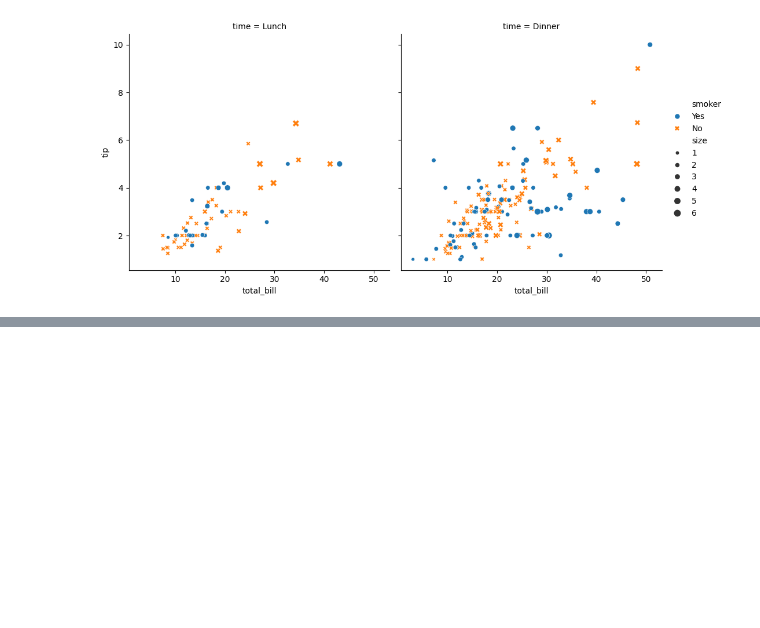
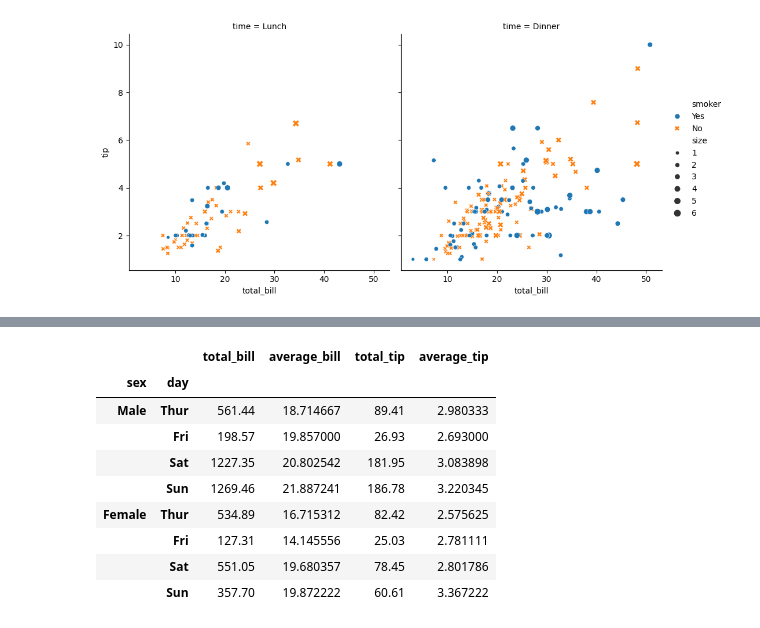
Before and after one commit to AlejandroZavala98/Analisis_de_datos, a Jupyter notebook: Data_Analysis_with_Python/Tips_Analysis.ipynb, the cells around one changed output, grey strips where cells are left out. Saved outputs shown, nothing was run; the diff lists cells and outputs as text; code cells hidden in the pictures; blank space fills up the shorter version.

```diff
--- a/Data_Analysis_with_Python/Tips_Analysis.ipynb
+++ b/Data_Analysis_with_Python/Tips_Analysis.ipynb
@@ -141,0 +109,13 @@ sns.catplot(x="categorical",y="data science",data=df_temporal,kind="violin")
+# %%
+df_tips.groupby(["sex","day"]).agg(total_bill = ("total_bill",np.sum),  average_bill = ("total_bill",np.average), total_tip = ("tip",np.sum), average_tip = ("tip",np.average))
+# %% [output]
+|  |  | total_bill | average_bill | total_tip | average_tip |
+| sex | day |  |  |  |  |
+| Male | Thur | 561.44 | 18.714667 | 89.41 | 2.980333 |
+|  | Fri | 198.57 | 19.857000 | 26.93 | 2.693000 |
+|  | Sat | 1227.35 | 20.802542 | 181.95 | 3.083898 |
+|  | Sun | 1269.46 | 21.887241 | 186.78 | 3.220345 |
+| Female | Thur | 534.89 | 16.715312 | 82.42 | 2.575625 |
+|  | Fri | 127.31 | 14.145556 | 25.03 | 2.781111 |
+|  | Sat | 551.05 | 19.680357 | 78.45 | 2.801786 |
+|  | Sun | 357.70 | 19.872222 | 60.61 | 3.367222 |
```
Also changed, not shown: parts of 14 cells of this notebook, 1 other file.
